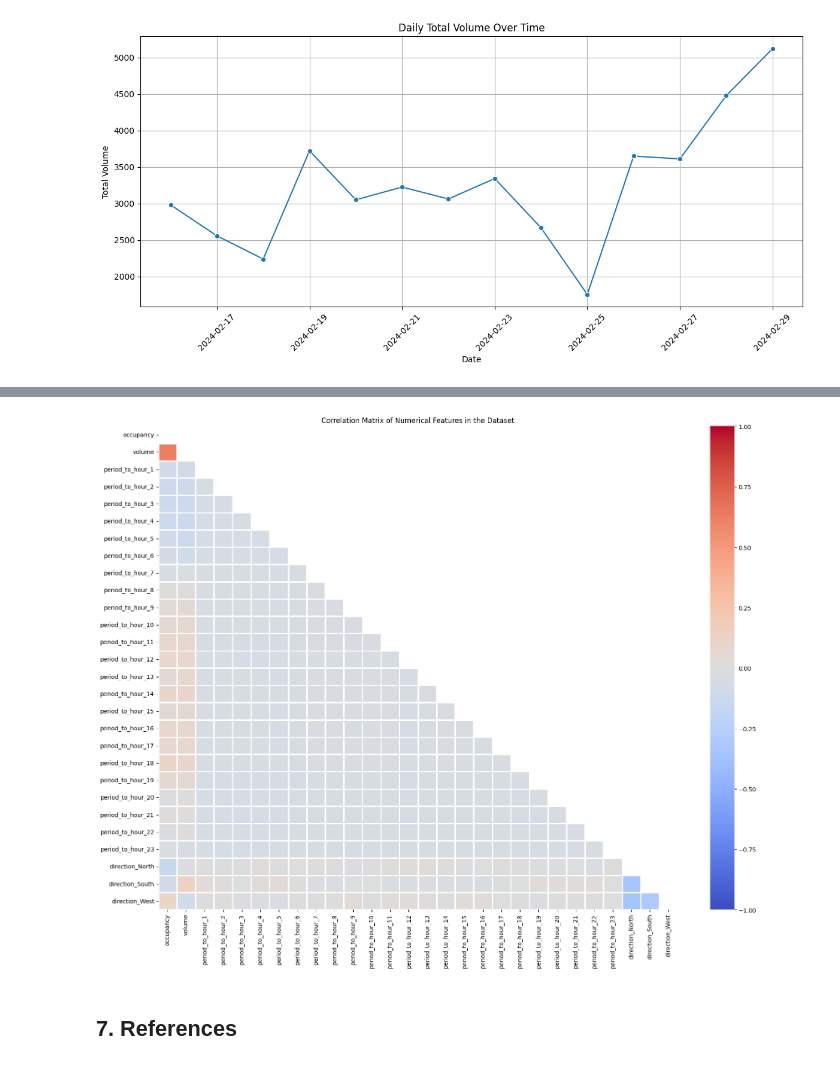
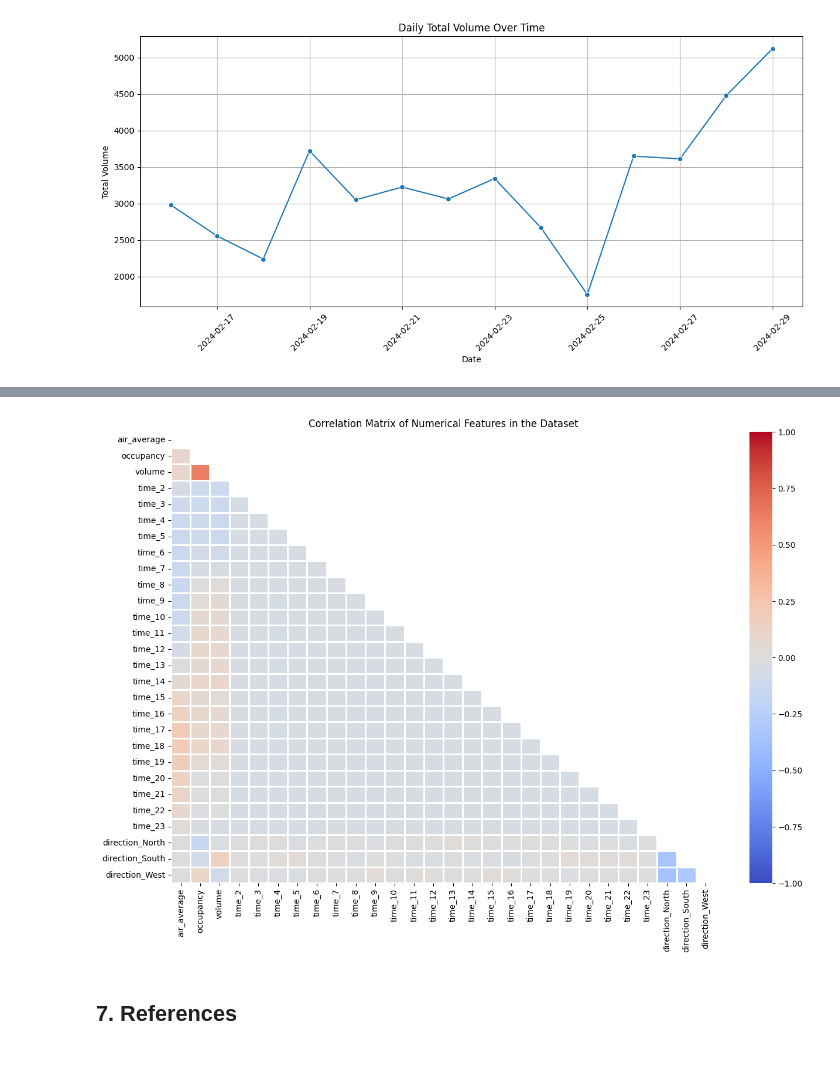
Before and after one commit to linxianying/G12_GuidedProject, a Jupyter notebook: traffic_air_sg.ipynb, the cells around one changed output, grey strips where cells are left out. Saved outputs shown, nothing was run; the diff lists cells and outputs as text; code cells hidden in the pictures.

Commit message:
updated some error, and updated the correlation matrix

```diff
--- a/traffic_air_sg.ipynb
+++ b/traffic_air_sg.ipynb
@@ -899,7 +808,9 @@ hk_full_traffic_df['std_dev'] = pd.to_numeric(hk_full_traffic_df['std_dev'], err
 hk_full_traffic_df['date'] = pd.to_datetime(hk_full_traffic_df['date'])
 
 # Convert 'period_from' to datetime format for easier handling
-hk_full_traffic_df['period_from'] = pd.to_datetime(hk_full_traffic_df['period_from'], format='%H:%M:%S').dt.time
+hk_full_traffic_df['period_from'] = pd.to_datetime(hk_full_traffic_df['period_from'], format='%H:%M:%S')
+hk_full_traffic_df['time'] = hk_full_traffic_df['period_from'].dt.hour.astype(int)
+hk_full_traffic_df = hk_full_traffic_df.drop(columns=['period_from', 'period_to'])
 
 # Check for missing values
 missing_values_full = hk_full_traffic_df.isnull().sum()
@@ -929,0 +872,7 @@ dtype: int64
+# %%
+
+filtered_hk_air_quality_df = hk_air_quality_df[hk_air_quality_df['时间'] != '每日最高值']
+filtered_hk_air_quality_df['时间'] = filtered_hk_air_quality_df['时间'].astype('int')
+# filtered_hk_air_quality_df = [(hk_air_quality_df['时间'] == '7') | (hk_air_quality_df['时间'] == '8')]
+print("\nFiltered HK air quality data for hours 7 and 8 for comparision with SG data:")
+print(filtered_hk_air_quality_df.head())
@@ -936,7 +936,7 @@ def overall_average_air_quality(dataframe):
     dataframe[cols_to_convert] = dataframe[cols_to_convert].apply(pd.to_numeric, errors='coerce')
     dataframe['air_average'] = dataframe[cols_to_convert].mean(axis=1)
     # group the average by date
-    overall_avg_df = dataframe.groupby('date')['air_average'].mean().reset_index()
+    overall_avg_df = dataframe.groupby(['date', 'time'])['air_average'].mean().reset_index()
     return overall_avg_df
 
 
@@ -1032,4 +1031,4 @@ Date with the largest volume:
 Date: 2024-02-16 00:00:00, Volume: 17, Detector ID: AID20060
 [figure]
 # %%
-merge_hk_traffic_air_df = pd.merge(hk_average_air_quality_df, hk_full_traffic_df,on='date' )
+merge_hk_traffic_air_df = pd.merge(hk_average_air_quality_df, hk_full_traffic_df, on=['date', 'time'] )
@@ -1206,24 +1212,21 @@ memory usage: 773.3+ KB
 # %%
-X = merge_hk_traffic_air_df.drop(['air_average', 'speed','std_dev'], axis=1)
-X['period_from'] = pd.to_datetime(X['period_from'], errors='coerce')
-X['period_to'] = pd.to_datetime(X['period_to'], errors='coerce')
-X['period_to_hour'] = X['period_to'].dt.hour
+X = merge_hk_traffic_air_df.drop(['speed','std_dev'], axis=1)
 
 y = merge_hk_traffic_air_df['air_average']
 X = pd.get_dummies(X,
-                   columns=['period_to_hour', 'direction'],
+                   columns=['time', 'direction'],
                    drop_first=True, dtype='int')
 
 X_numerical_columns = X.select_dtypes(include=['float64', 'int64', 'int32']).columns
 correlation_matrix = X[X_numerical_columns].corr()
 mask = np.triu(np.ones_like(correlation_matrix, dtype=bool))
 
-plt.figure(figsize=(20, 15))
+plt.figure(figsize=(15, 10))
 sns.heatmap(correlation_matrix, mask=mask, annot=False, cmap='coolwarm', linewidths=0.9, vmin=-1, vmax=1)
 plt.title("Correlation Matrix of Numerical Features in the Dataset")
 plt.show()
 # %% [output]
-[figure, old version]
+[figure, new version]
 # %% [markdown]
 ## 7. References
 # %% [markdown]
```
Also changed, not shown: parts of 28 cells of this notebook.
